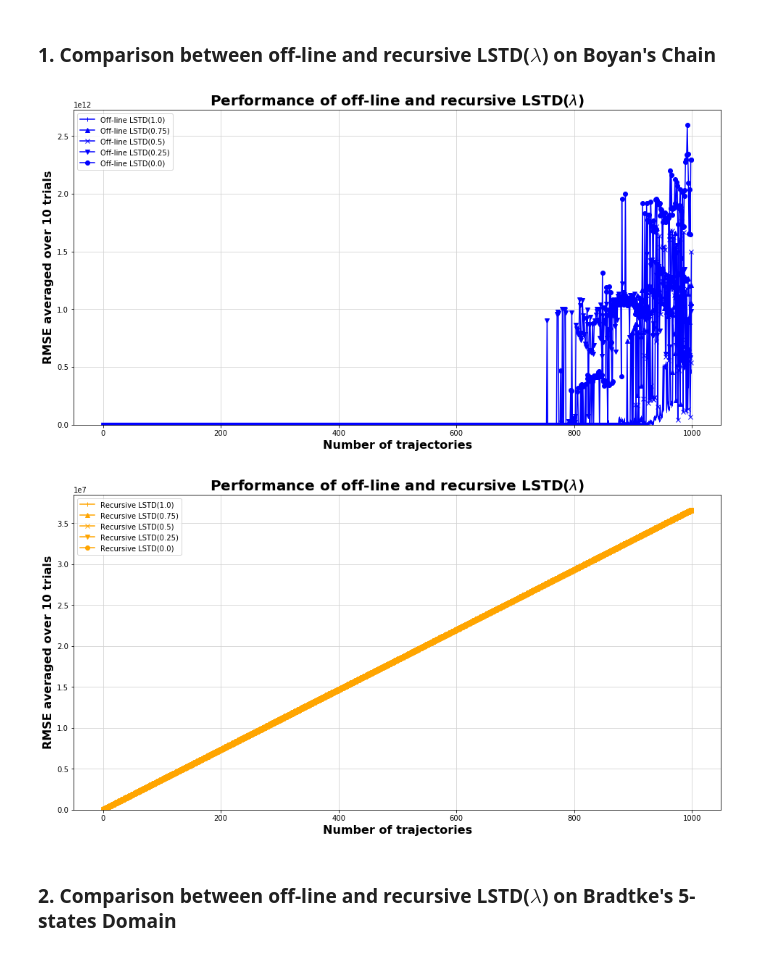
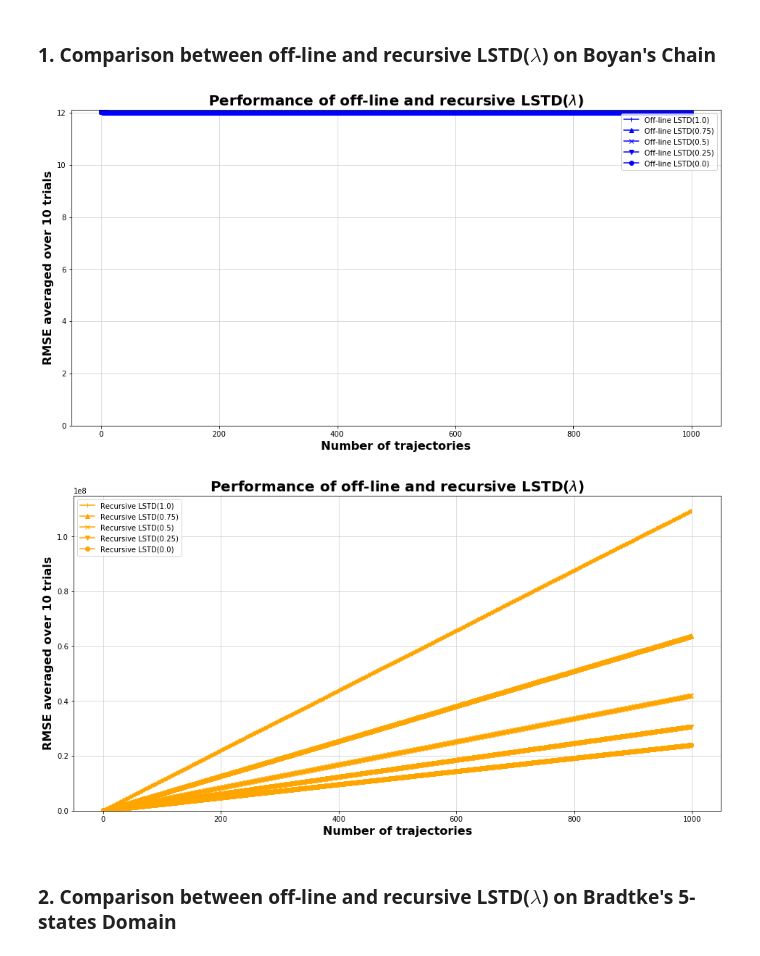
Before and after one commit to julienroy13/COMP767-assignments, a Jupyter notebook: Week4-FunctionApproximation/LSTD_lambda.ipynb, the cells around one changed output. Cells and saved outputs as stored; diff of their text form; code cells hidden in the pictures.

Commit message:
Fixed stuff with the plots

```diff
--- a/Week4-FunctionApproximation/LSTD_lambda.ipynb
+++ b/Week4-FunctionApproximation/LSTD_lambda.ipynb
@@ -223,7 +223,9 @@ def _lstd(_func, _featurizer, _gamma, _lambda, n_trajectories):
     # set A = 0, b = 0, t = 0
     A, b, t = 0, 0, 0
 
-    beta = np.zeros(shape=(n_trajectories, 4))
+    n_dims = _featurizer((0)).shape[0]
+
+    beta = np.zeros(shape=(n_trajectories, n_dims))
 
     #
     for n in range(n_trajectories):
@@ -238,7 +240,7 @@ def _lstd(_func, _featurizer, _gamma, _lambda, n_trajectories):
         eligibility = _featurizer(state[1])
 
         #
-        while not _model.game_over:
+        while not _model.game_over and t < 1000:
             # simulate one step of the chain, producing a reward R_t and next state x_{t+1}
             obs, reward, _ = _model.play(0)
             position = np.array(obs.layers['P'])
@@ -345,55 +331,56 @@ markers = ["|", "^", "x", "v", "o"]
 beta_star = np.array([-24., -16., -8., 0.])
 plt.figure(figsize=(16, 8))
 
 # Run experiments for different lambda values for the off-line algorithm
 for lamda, marker in tqdm(zip(lambdas, markers)):
 
     RMSE_offline = np.zeros(shape=(n_trials, n_trajectories))
     for trial in range(n_trials):
 
         # Run one experiment for n_trajectories
-        betas_offline = _lstd(lambda : make_BoyanChain(BOYAN_CHAIN), lambda x: boyan_features[x].reshape([-1, 1]), 1., .4, n_trajectories)
+        betas_offline = _lstd(lambda : make_BoyanChain(BOYAN_CHAIN), lambda x: boyan_features[x].reshape([-1, 1]), 1., lamda, n_trajectories)
 
         # Computes RMS error (with respect to optimal parameters beta_star)
         RMSE_offline[trial] = np.sqrt(0.25 * np.sum((betas_offline - beta_star)**2, axis=1))
 
     # Take average of RMSE over the 10 trials
     avg_RMSE_offline = np.mean(RMSE_offline, axis=0)
 
     # plot results
     plt.plot(avg_RMSE_offline, label="Off-line LSTD({})".format(lamda), color='blue', marker=marker)
 
 # Finalize figure
 plt.title('Performance of off-line and recursive LSTD($\lambda$)', fontsize=20, fontweight='bold')
 plt.xlabel('Number of trajectories', fontsize=16, fontweight='bold')
 plt.ylabel('RMSE averaged over {0} trials'.format(n_trials), fontsize=16, fontweight='bold')
 plt.legend(loc="best")
 plt.grid(True, color="lightgrey")
 plt.ylim(bottom=0)
 
 plt.show()
-
-plt.figure(figsize=(16, 8))
-# Does exactly the same thing for the recursive algorithm
-for lamda, marker in tqdm(zip(lambdas, markers)):
-    RMSE_recursive = np.zeros(shape=(n_trials, n_trajectories))
-    for trial in range(n_trials):
-        betas_recursive = _r_lstd(lambda : make_BoyanChain(BOYAN_CHAIN), lambda x: boyan_features[x].reshape([-1, 1]), 1., .4, n_trajectories)
-        RMSE_recursive[trial] = np.sqrt(0.25 * np.sum((betas_recursive - beta_star)**2, axis=1))
-    avg_RMSE_recursive = np.mean(RMSE_recursive, axis=0)
-    plt.plot(avg_RMSE_recursive, label="Recursive LSTD({})".format(lamda), color='orange', marker=marker)
-
-# Finalize figure
-plt.title('Performance of off-line and recursive LSTD($\lambda$)', fontsize=20, fontweight='bold')
-plt.xlabel('Number of trajectories', fontsize=16, fontweight='bold')
-plt.ylabel('RMSE averaged over {0} trials'.format(n_trials), fontsize=16, fontweight='bold')
-plt.legend(loc="best")
-plt.grid(True, color="lightgrey")
-plt.ylim(bottom=0)
-
-plt.show()
 # %% [output]
-[figure, old version]
+[figure, new version]
-[figure, removed]
+# %%
+plt.figure(figsize=(16, 8))
+# Does exactly the same thing for the recursive algorithm
+for lamda, marker in tqdm(zip(lambdas, markers)):
+    RMSE_recursive = np.zeros(shape=(n_trials, n_trajectories))
+    for trial in range(n_trials):
+        betas_recursive = _r_lstd(lambda : make_BoyanChain(BOYAN_CHAIN), lambda x: boyan_features[x].reshape([-1, 1]), 1., lamda, n_trajectories)
+        RMSE_recursive[trial] = np.sqrt(0.25 * np.sum((betas_recursive - beta_star)**2, axis=1))
+    avg_RMSE_recursive = np.mean(RMSE_recursive, axis=0)
+    plt.plot(avg_RMSE_recursive, label="Recursive LSTD({})".format(lamda), color='orange', marker=marker)
+
+# Finalize figure
+plt.title('Performance of off-line and recursive LSTD($\lambda$)', fontsize=20, fontweight='bold')
+plt.xlabel('Number of trajectories', fontsize=16, fontweight='bold')
+plt.ylabel('RMSE averaged over {0} trials'.format(n_trials), fontsize=16, fontweight='bold')
+plt.legend(loc="best")
+plt.grid(True, color="lightgrey")
+plt.ylim(bottom=0)
+
+plt.show()
+# %% [output]
+[figure, added]
 # %% [markdown]
 ### 2. Comparison between off-line and recursive LSTD($\lambda$) on Bradtke's 5-states Domain
```
Also changed, not shown: parts of 6 cells of this notebook.
